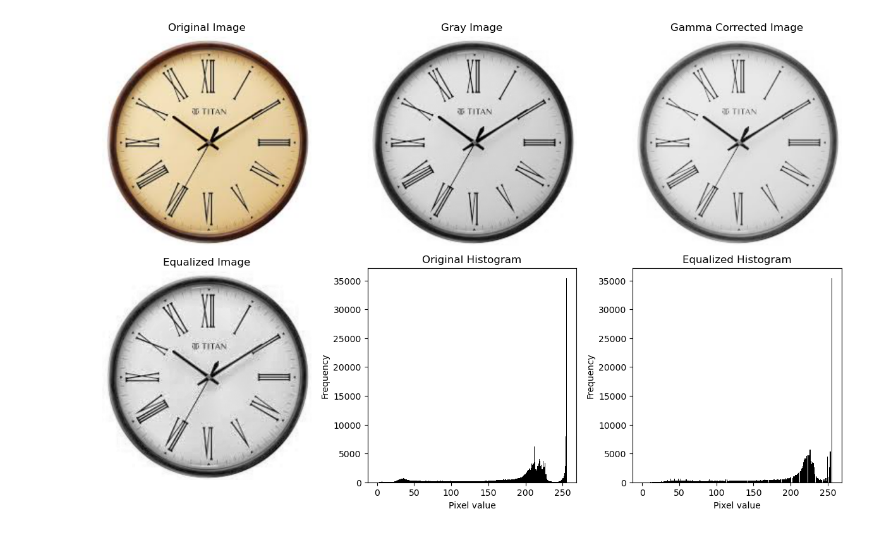
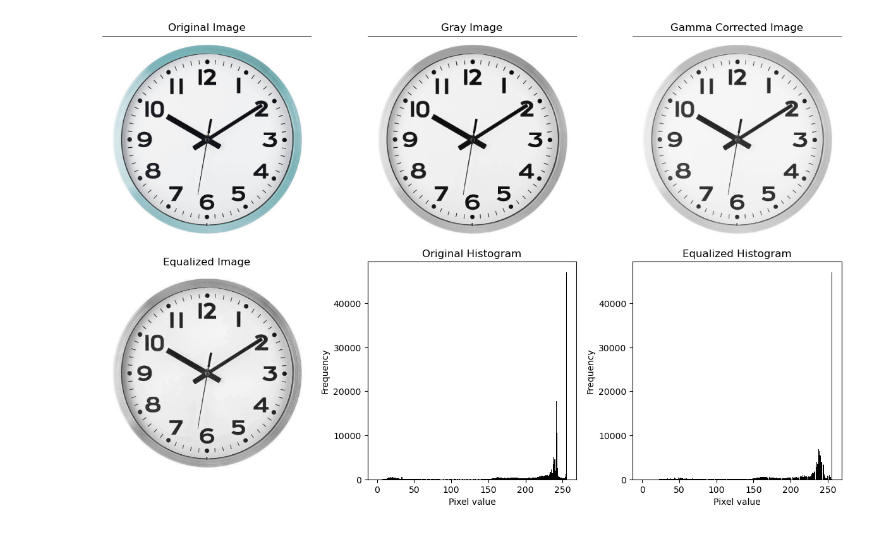
Before and after one commit to musarratswapnil/CSE4128-Image-Project, a Jupyter notebook: clock.ipynb, the cells around one changed output. Cells and saved outputs as stored; diff of their text form; code cells hidden in the pictures.

Commit message:
updated image

```diff
--- a/clock.ipynb
+++ b/clock.ipynb
@@ -56,7 +56,7 @@ def plot_histogram(img, title, pos):
     plt.xlabel('Pixel value')
     plt.ylabel('Frequency')
 
-image_path = 'input images/input1.png'
+image_path = 'input images/input3.png'
 image = load_image(image_path)
 if image is None:
     exit()
@@ -71,31 +71,31 @@ gamma_corrected_bgr = cv2.cvtColor(gamma_corrected, cv2.COLOR_GRAY2BGR)
 
 equalized_img = clahe_equalize(gamma_corrected_bgr)
 
 plt.figure(figsize=(12, 8))
 plt.subplot(2, 3, 1)
 plt.imshow(cv2.cvtColor(image, cv2.COLOR_BGR2RGB))
 plt.title('Original Image')
 plt.axis('off')
 
 plt.subplot(2, 3, 2)
 plt.imshow(gray, cmap='gray')
 plt.title('Gray Image')
 plt.axis('off')
 
 plt.subplot(2, 3, 3)
 plt.imshow(gamma_corrected_bgr, cmap='gray')
 plt.title('Gamma Corrected Image')
 plt.axis('off')
 
 plt.subplot(2, 3, 4)
 plt.imshow(equalized_img, cmap='gray')
 plt.title('Equalized Image')
 plt.axis('off')
 
 plot_histogram(gray, 'Original Histogram', 5)
 plot_histogram(equalized_img, 'Equalized Histogram', 6)
 
 plt.tight_layout()
 plt.show()
 # %% [output]
-[figure, old version]
+[figure, new version]
```
